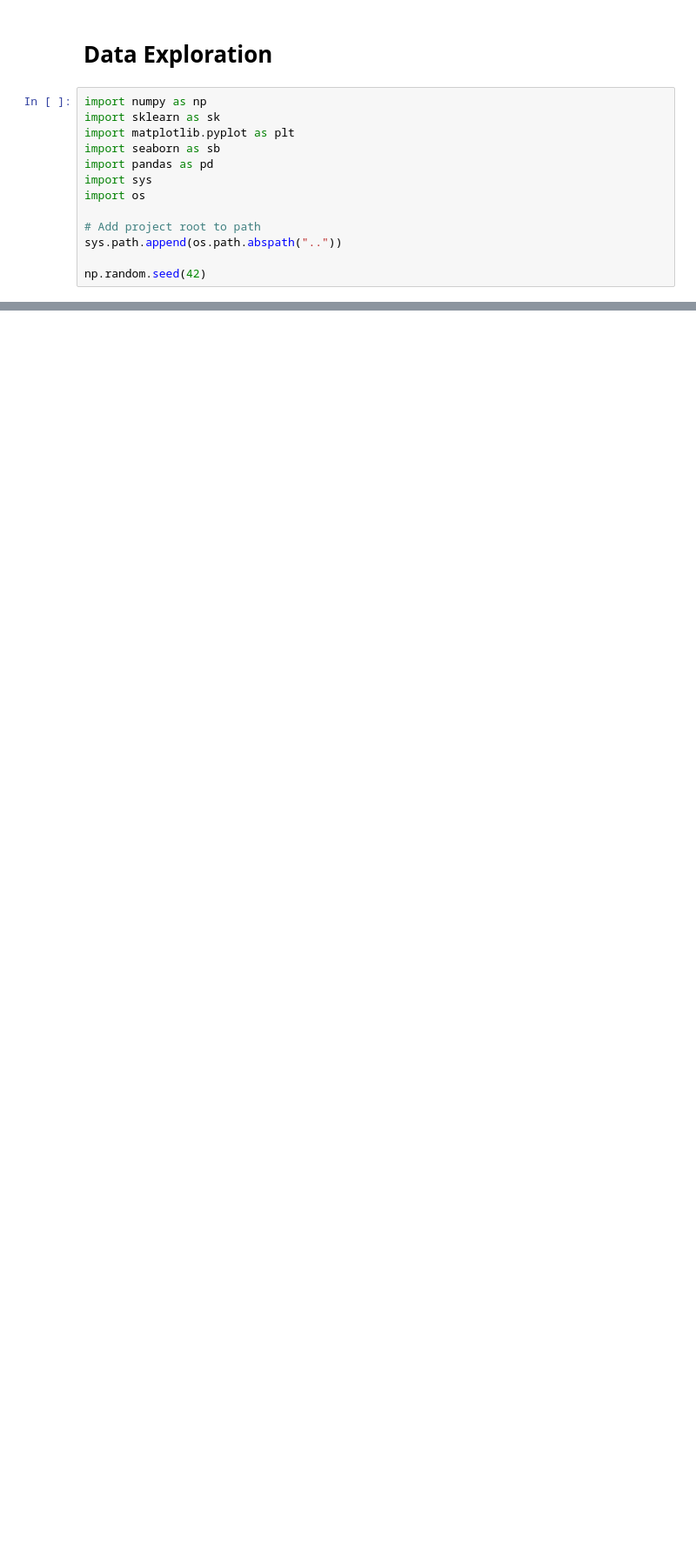
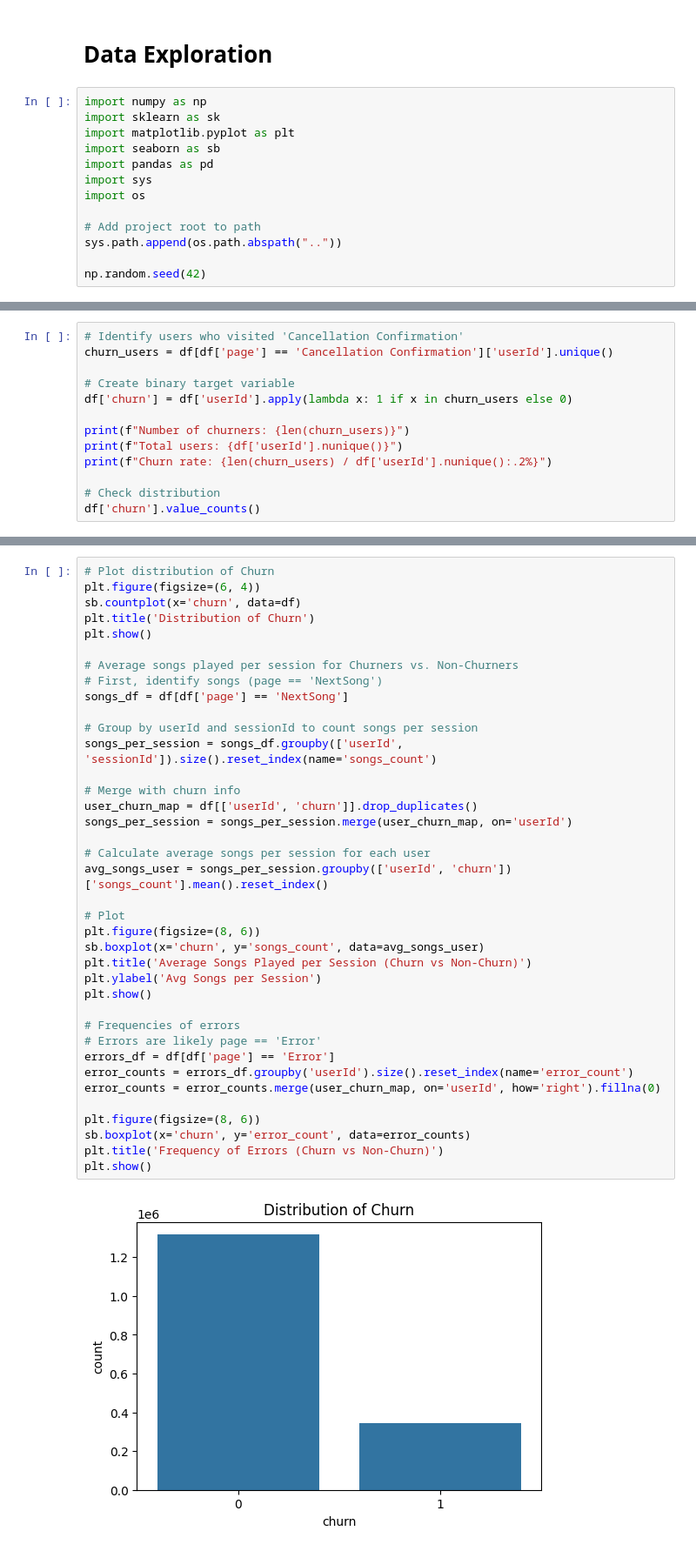
Before and after one commit to RaynorEtienn/Python4DataScience, a Jupyter notebook: Project/notebooks/data_exploration.ipynb, the cells around one changed output, grey strips where cells are left out. Shown at 87% size. Cells and saved outputs as stored; diff of their text form; blank space fills up the shorter version.

Commit message:
Some Data Analysis -> Done.

```diff
--- a/Project/notebooks/data_exploration.ipynb
+++ b/Project/notebooks/data_exploration.ipynb
@@ -25,0 +130,13 @@ df.sample(5)
+# %%
+# Identify users who visited 'Cancellation Confirmation'
+churn_users = df[df['page'] == 'Cancellation Confirmation']['userId'].unique()
+
+# Create binary target variable
+df['churn'] = df['userId'].apply(lambda x: 1 if x in churn_users else 0)
+
+print(f"Number of churners: {len(churn_users)}")
+print(f"Total users: {df['userId'].nunique()}")
+print(f"Churn rate: {len(churn_users) / df['userId'].nunique():.2%}")
+
+# Check distribution
+df['churn'].value_counts()
@@ -25,0 +158,40 @@ df.sample(5)
+# %%
+# Plot distribution of Churn
+plt.figure(figsize=(6, 4))
+sb.countplot(x='churn', data=df)
+plt.title('Distribution of Churn')
+plt.show()
+
+# Average songs played per session for Churners vs. Non-Churners
+# First, identify songs (page == 'NextSong')
+songs_df = df[df['page'] == 'NextSong']
+
+# Group by userId and sessionId to count songs per session
+songs_per_session = songs_df.groupby(['userId', 'sessionId']).size().reset_index(name='songs_count')
+
+# Merge with churn info
+user_churn_map = df[['userId', 'churn']].drop_duplicates()
+songs_per_session = songs_per_session.merge(user_churn_map, on='userId')
+
+# Calculate average songs per session for each user
+avg_songs_user = songs_per_session.groupby(['userId', 'churn'])['songs_count'].mean().reset_index()
+
+# Plot
+plt.figure(figsize=(8, 6))
+sb.boxplot(x='churn', y='songs_count', data=avg_songs_user)
+plt.title('Average Songs Played per Session (Churn vs Non-Churn)')
+plt.ylabel('Avg Songs per Session')
+plt.show()
+
+# Frequencies of errors
+# Errors are likely page == 'Error'
+errors_df = df[df['page'] == 'Error']
+error_counts = errors_df.groupby('userId').size().reset_index(name='error_count')
+error_counts = error_counts.merge(user_churn_map, on='userId', how='right').fillna(0)
+
+plt.figure(figsize=(8, 6))
+sb.boxplot(x='churn', y='error_count', data=error_counts)
+plt.title('Frequency of Errors (Churn vs Non-Churn)')
+plt.show()
+# %% [output]
+[figure, added]
```
Also changed, not shown: parts of 10 cells of this notebook.
